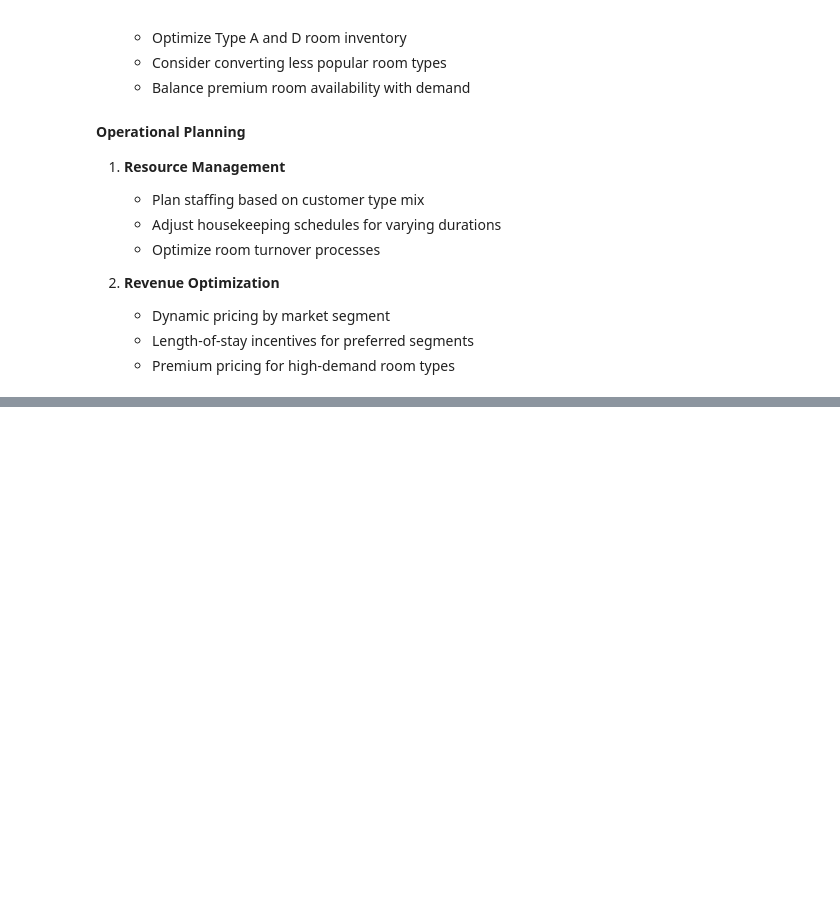
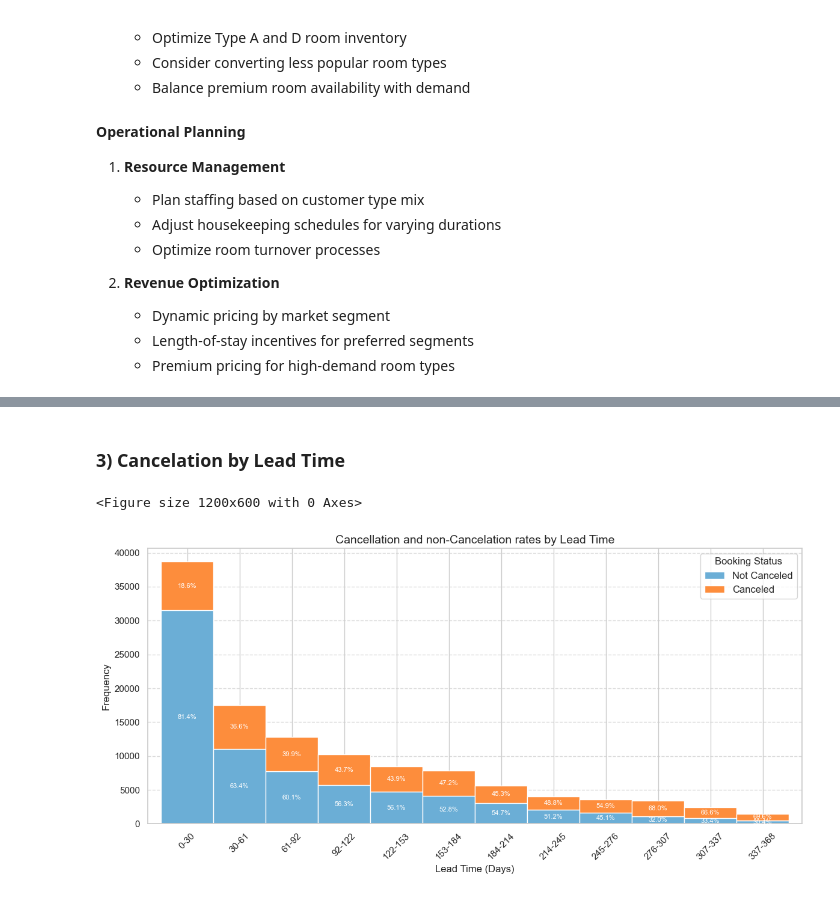
Before and after one commit to asif-mursalin/Data-mining-project, a Jupyter notebook: Project_Asif.ipynb, the cells around one changed output, grey strips where cells are left out. Drawn from its saved outputs; the diff is of its cells as text; code cells hidden in the pictures; blank space fills up the shorter version.

```diff
--- a/Project_Asif.ipynb
+++ b/Project_Asif.ipynb
@@ -1581,0 +1662,55 @@ plot_stay_duration_by_room_type(df_copy)
+# %% [markdown]
+### 3) Cancelation by Lead Time
+# %%
+# Define the bins for lead time
+bins = 24
+bin_edges = np.histogram_bin_edges(df['lead_time'], bins=bins)
+
+# Calculate the histogram counts for each category
+hist_data = pd.DataFrame({
+    'Not Canceled': np.histogram(df[df['is_canceled'] == 0]['lead_time'], bins=bin_edges)[0],
+    'Canceled': np.histogram(df[df['is_canceled'] == 1]['lead_time'], bins=bin_edges)[0]
+}, index=pd.IntervalIndex.from_breaks(bin_edges, closed='left'))
+
+# Normalize to percentages
+hist_percent = hist_data.div(hist_data.sum(axis=1), axis=0) * 100
+
+# Filter out bins with fewer than 1000 total data points
+valid_bins = hist_data.sum(axis=1) >= 1000
+filtered_hist_data = hist_data[valid_bins]
+filtered_hist_percent = hist_percent[valid_bins]
+
+# Plot the histogram
+plt.figure(figsize=(12, 6))
+ax = filtered_hist_data.plot(kind='bar', stacked=True, color=['#6baed6', '#fd8d3c'], figsize=(12, 6), width=1)
+
+# Add percentage labels for bins with sufficient data
+for i, (index, row) in enumerate(filtered_hist_percent.iterrows()):
+    for j, value in enumerate(row):
+        if value > 0:  # Avoid plotting percentages for 0
+            plt.text(
+                i,
+                filtered_hist_data.iloc[i].cumsum()[j] - (filtered_hist_data.iloc[i, j] / 2),
+                f"{value:.1f}%",
+                ha="center",
+                va="center",
+                color="white",
+                fontsize=8  # Smaller font size
+            )
+
+# Customize plot
+plt.title("Cancellation and non-Cancelation rates by Lead Time", fontsize=14)
+plt.xlabel("Lead Time (Days)", fontsize=12)
+plt.ylabel("Frequency", fontsize=12)
+plt.legend(["Not Canceled", "Canceled"], title="Booking Status", fontsize=12)
+plt.xticks(
+    ticks=range(len(filtered_hist_data)),
+    labels=[f"{int(interval.left)}-{int(interval.right)}" for interval in filtered_hist_data.index],
+    rotation=45
+)
+plt.grid(axis='y', linestyle='--', alpha=0.7)
+plt.tight_layout()
+plt.show()
+# %% [output]
+<Figure size 1200x600 with 0 Axes>
+[figure, added]
```
Also changed, not shown: parts of 18 cells of this notebook.
